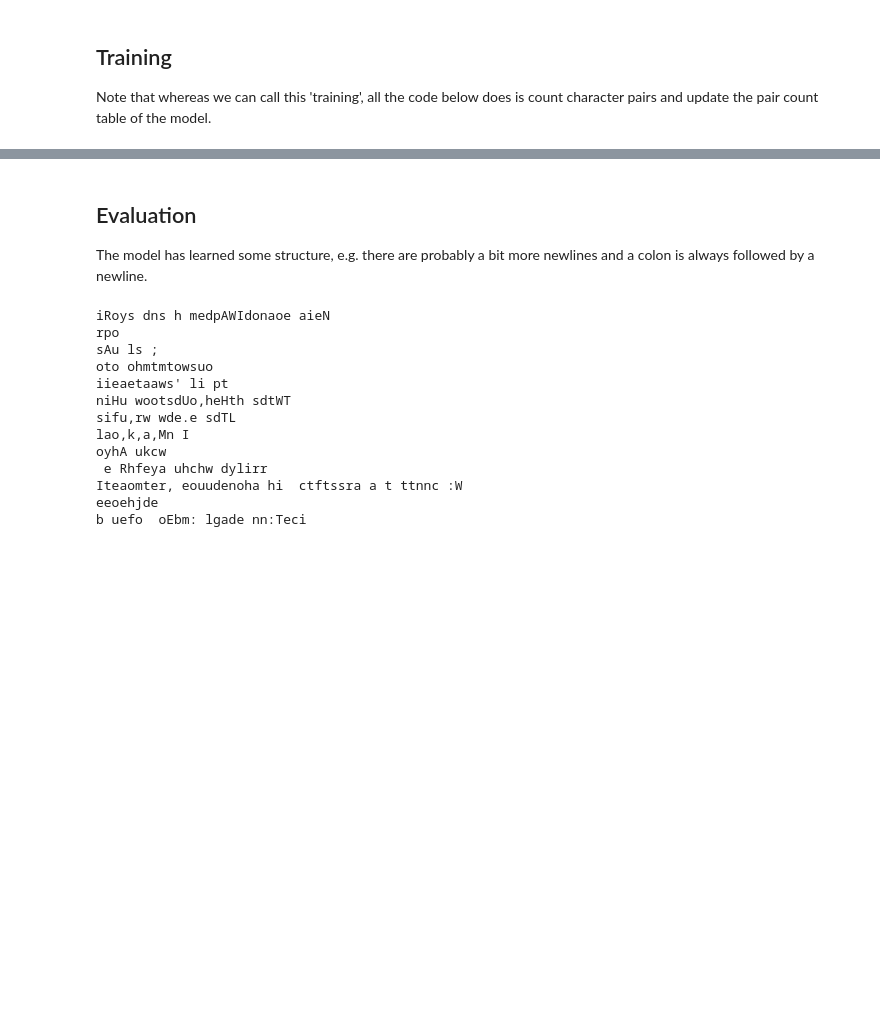
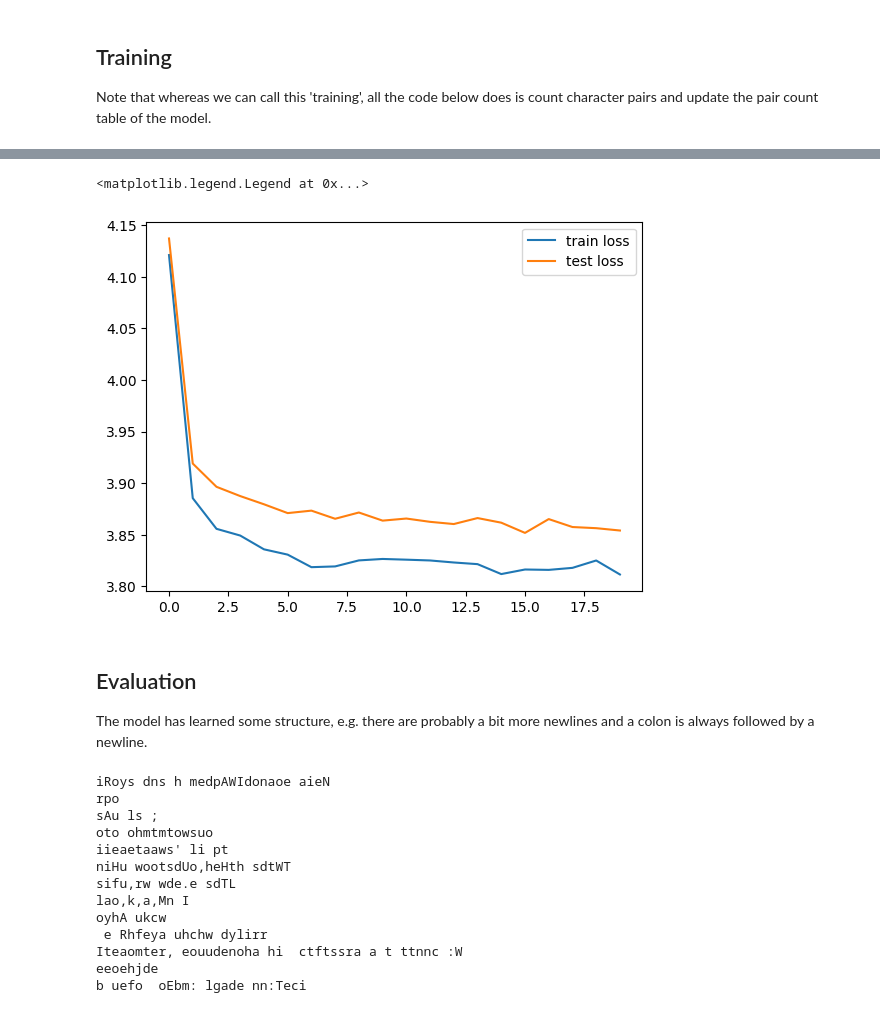
Before and after one commit to holmrenser/deep_learning, a Jupyter notebook: markov_prediction.ipynb, the cells around one changed output, grey strips where cells are left out. Drawn from its saved outputs; the diff is of its cells as text; code cells hidden in the pictures; blank space fills up the shorter version.

Commit message:
higher order models work, yay

```diff
--- a/markov_prediction.ipynb
+++ b/markov_prediction.ipynb
@@ -293,3 +101,0 @@ torch.Size([1, 65, 65, 65])
-# %%
-probs = counts / counts.sum(dim=-1, keepdim=True)
-probs[*x.T].sum(dim=1)
@@ -306,17 +110,21 @@ class CharacterTokenizer:
     encode_dict: dict[str, int] = field(default_factory=dict)
 
     def get_vocab(self):
+        """Character to int mapping"""
         return self.encode_dict
 
     def train(self, input_str: str) -> None:
+        """Determine what character will be mapped to which int using lexicograpical order"""
         chars = sorted(set(input_str))
         self.decode_dict: dict[int, str] = dict(enumerate(chars))
         self.encode_dict: dict[str, int] = {v:k for k,v in self.decode_dict.items()}
 
     def encode(self, input: str) -> list[int]:
+        """Turn a string into a list of ints using a pretrained lookup table"""
         return [self.encode_dict[char] for char in input]
 
     def decode(self, tokens: list[int]) -> str:
+        """Turn a list of ints into a string using a reverse lookup table"""
         return ''.join(self.decode_dict[token] for token in tokens)
 
 class CharacterDataset:
@@ -374,8 +182,7 @@ class CharacterDataset:
         y = tokens[self.order:]
         return x,y
 
-dataset = CharacterDataset.from_textfile('./input.txt', block_size=6, order=2)
+dataset = CharacterDataset.from_textfile('./input.txt')
 train_dataset,test_dataset = dataset.train_test_split()
 len(train_dataset),len(test_dataset)
-dataset[0]
 # %% [output]
@@ -389,3 +189,0 @@ dataset[0]
-# %%
-x,y = dataset[0]
-dataset, tokens.shape, x.shape, y.shape
@@ -421,12 +199,12 @@ class MarkovPredictor(nn.Module):
         # counting character pairs in a vocab_size ** (order + 1) table
         self.counts = torch.ones([vocab_size] * (order + 1))
 
-    def __repr__(self):
+    def __repr__(self) -> str:
         order = self.order
         return f'MarkovPredictor({order=})'
 
     @property
-    def probs(self):
+    def probs(self) -> torch.tensor:
         """Normalize counts to probabilities by dividing over row sums"""
         return self.counts / self.counts.sum(dim=-1, keepdim=True)
 
@@ -439,14 +217,15 @@ class MarkovPredictor(nn.Module):
             loss = F.cross_entropy(probs.view(-1, probs.size(-1)), targets.view(-1), ignore_index=-1)
         return probs,loss
 
-    def generate(self, n_samples: int=1, sample_length: int=256, do_sample: bool=True):
+    def generate(self, n_samples: int=1, sample_length: int=256, deterministic: bool=False):
         """Generate samples"""
         idx = torch.zeros((n_samples, self.order), dtype=torch.long)
         for _ in trange(sample_length):
             x_indices = torch.arange(idx.shape[1] - self.order, idx.shape[1])
             x = torch.vstack([idx[i, x_indices][None][None] for i in range(n_samples)])
             probs,_ = model(x)
-            idx = torch.hstack([idx, torch.multinomial(probs.squeeze(1), num_samples=1)])
+            new_idx = torch.multinomial(probs.squeeze(1), num_samples=1)
+            idx = torch.hstack([idx, new_idx])
 
         samples = []
         for sample in idx:
@@ -455,19 +234,12 @@ class MarkovPredictor(nn.Module):
 
 dataset = CharacterDataset.from_textfile('./input.txt', block_size=12, order=3)
 model = MarkovPredictor(vocab_size = dataset.vocab_size, order = dataset.order)
-dataloader = DataLoader(
-    dataset=dataset,
-    sampler=RandomSampler(dataset, replacement=True, num_samples=1000),
-    batch_size=3,
-)
-
-x,y = next(iter(dataloader))
-probs,loss = model(x,y)
 
 print(dataset)
 print(model)
 
-x.shape,y.shape,probs.shape,loss.shape
+for sample in model.generate():
+    print(sample)
 # %% [output]
 CharacterDataset(n_chars=1115394, vocab_size=65, block_size=12, order=3)
 MarkovPredictor(order=3)
@@ -537,3 +297,10 @@ RuntimeError: view size is not compatible with input tensor's size and stride (a
+# %%
+plt.plot(train_loss, label='train loss')
+plt.plot(test_loss, label='test loss')
+plt.legend()
+# %% [output]
+<matplotlib.legend.Legend at 0x...>
+[figure, added]
 # %% [markdown]
 ## Evaluation
 The model has learned some structure, e.g. there are probably a bit more newlines and a colon is always followed by a newline.
```
Also changed, not shown: parts of 28 cells of this notebook.
